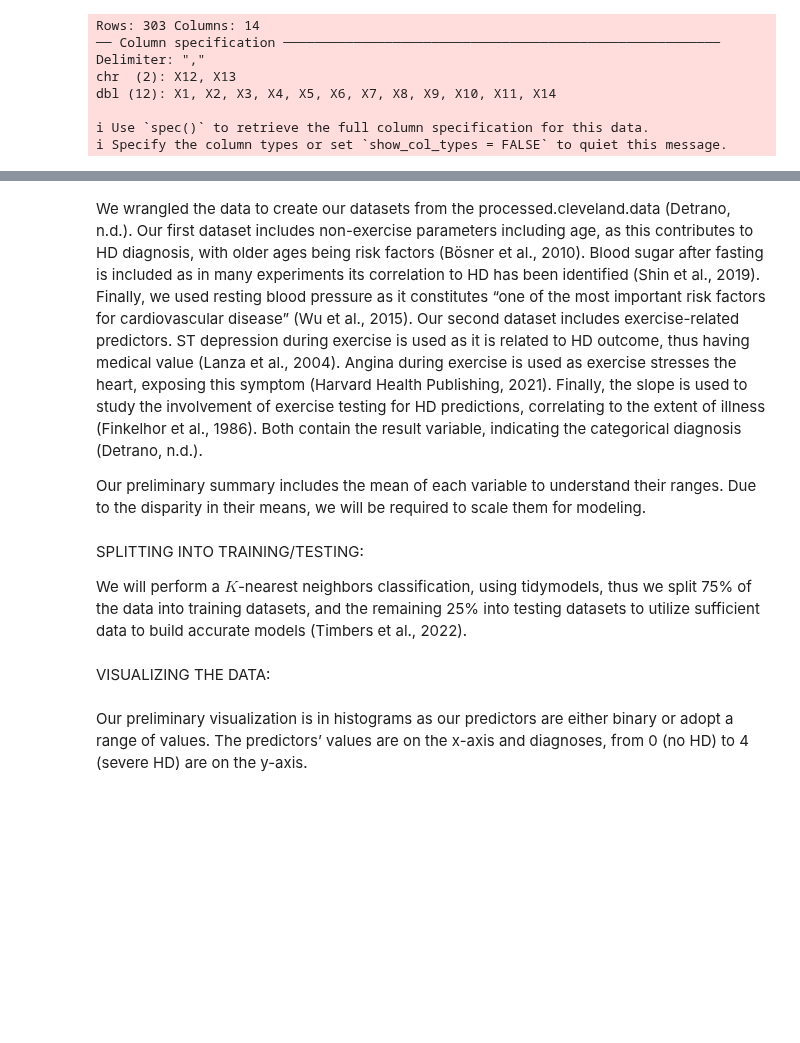
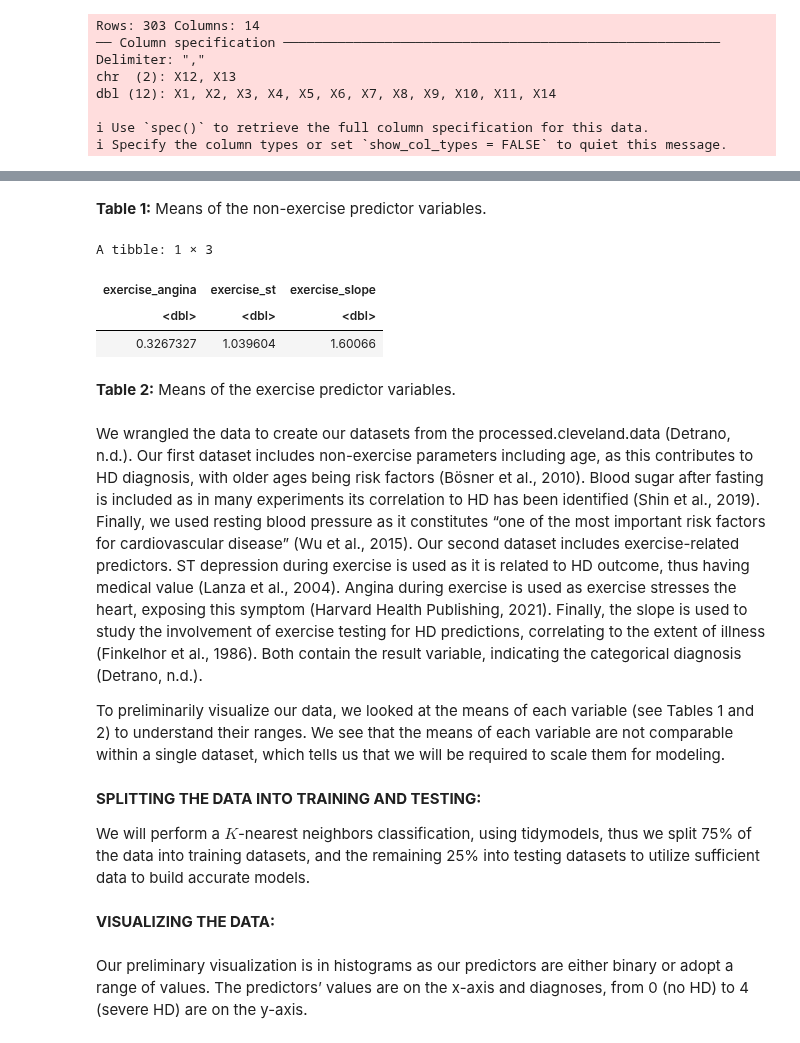
Before and after one commit to chenjerry623/DSCI100-Group17-Project, a Jupyter notebook: Group-17-Project.ipynb, the cells around one changed output, grey strips where cells are left out. Drawn from its saved outputs; the diff is of its cells as text; code cells hidden in the pictures; blank space fills up the shorter version.

```diff
--- a/Group-17-Project.ipynb
+++ b/Group-17-Project.ipynb
@@ -103,11 +56,28 @@ A tibble: 1 × 4
+# %% [markdown]
+<b>Table 1:</b> Means of the non-exercise predictor variables.
+# %%
+# We used map_df to calculate the average value of each column, which helps us know the general range of values for each column.
+# This also helps us by letting us know that we need to scale the data.
+
+cleveland_data_exercise_mean <- cleveland_data_exercise |>
+    select(exercise_angina:exercise_slope) |>
+    map_df(mean)
+cleveland_data_exercise_mean
+# %% [output]
+A tibble: 1 × 3
+| exercise_angina | exercise_st | exercise_slope |
+| <dbl> | <dbl> | <dbl> |
+| 0.3267327 | 1.039604 | 1.60066 |
+# %% [markdown]
+<b>Table 2:</b> Means of the exercise predictor variables.
 # %% [markdown]
 We wrangled the data to create our datasets from the processed.cleveland.data (Detrano, n.d.). Our first dataset includes non-exercise parameters including age, as this contributes to HD diagnosis, with older ages being risk factors (Bösner et al., 2010). Blood sugar after fasting is included as in many experiments its correlation to HD has been identified (Shin et al., 2019). Finally, we used resting blood pressure as it constitutes “one of the most important risk factors for cardiovascular disease” (Wu et al., 2015). Our second dataset includes exercise-related predictors. ST depression during exercise is used as it is related to HD outcome, thus having medical value (Lanza et al., 2004). Angina during exercise is used as exercise stresses the heart, exposing this symptom (Harvard Health Publishing, 2021). Finally, the slope is used to study the involvement of exercise testing for HD predictions, correlating to the extent of illness (Finkelhor et al., 1986). Both contain the result variable, indicating the categorical diagnosis (Detrano, n.d.).
 
-Our preliminary summary includes the mean of each variable to understand their ranges. Due to the disparity in their means, we will be required to scale them for modeling.
+To preliminarily visualize our data, we looked at the means of each variable (see Tables 1 and 2) to understand their ranges. We see that the means of each variable are not comparable within a single dataset, which tells us that we will be required to scale them for modeling.
 # %% [markdown]
-SPLITTING INTO TRAINING/TESTING:
+<b>SPLITTING THE DATA INTO TRAINING AND TESTING:</b>
 
-We will perform a $K$-nearest neighbors classification, using tidymodels, thus we split 75% of the data into training datasets, and the remaining 25% into testing datasets to utilize sufficient data to build accurate models (Timbers et al., 2022).
+We will perform a $K$-nearest neighbors classification, using tidymodels, thus we split 75% of the data into training datasets, and the remaining 25% into testing datasets to utilize sufficient data to build accurate models.
 # %%
 # Splitting the datasets into training and testing data using 75% of the data in the training set.
 set.seed(9999)
@@ -120,7 +90,7 @@ initial_split <- initial_split(cleveland_data_exercise, prop = 0.75, strata = re
 exercise_train <- training(initial_split)
 exercise_test <- testing(initial_split)
 # %% [markdown]
-VISUALIZING THE DATA:
+<b>VISUALIZING THE DATA:</b>
 # %% [markdown]
 Our preliminary visualization is in histograms as our predictors are either binary or adopt a range of values. The predictors’ values are on the x-axis and diagnoses, from 0 (no HD) to 4 (severe HD) are on the y-axis.
 # %% [markdown]
```
Also changed, not shown: parts of 17 cells of this notebook.
